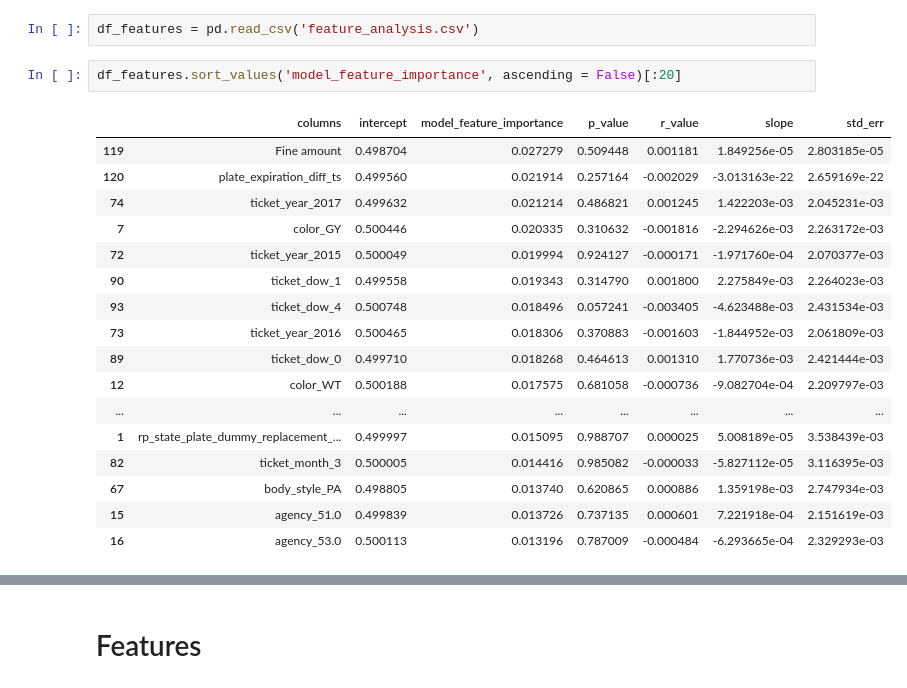
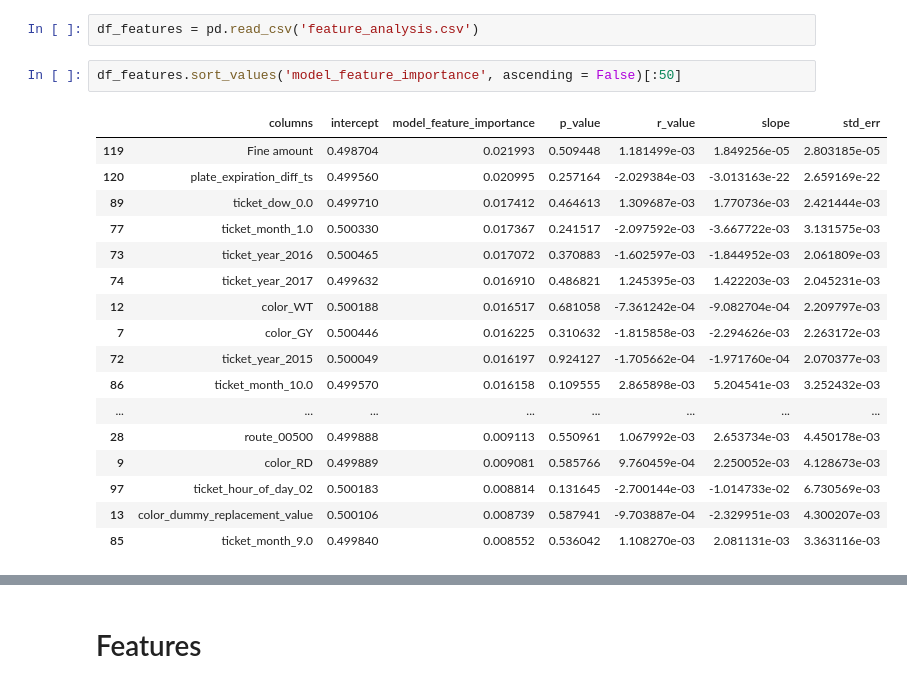
Before and after one commit to tristan00/traffic_citations, a Jupyter notebook: Assessment1.ipynb, the cells around one changed output, grey strips where cells are left out. Cells and saved outputs as stored; diff of their text form.

```diff
--- a/Assessment1.ipynb
+++ b/Assessment1.ipynb
@@ -78,25 +85,25 @@ There are problems with the latitudes and longitudes, they don't make to standar
 # %%
 df_features = pd.read_csv('feature_analysis.csv')
 # %%
-df_features.sort_values('model_feature_importance', ascending = False)[:20]
+df_features.sort_values('model_feature_importance', ascending = False)[:50]
 # %% [output]
 |  | columns | intercept | model_feature_importance | p_value | r_value | slope | std_err |
-| 119 | Fine amount | 0.498704 | 0.027279 | 0.509448 | 0.001181 | 1.849256e-05 | 2.803185e-05 |
-| 120 | plate_expiration_diff_ts | 0.499560 | 0.021914 | 0.257164 | -0.002029 | -3.013163e-22 | 2.659169e-22 |
-| 74 | ticket_year_2017 | 0.499632 | 0.021214 | 0.486821 | 0.001245 | 1.422203e-03 | 2.045231e-03 |
-| 7 | color_GY | 0.500446 | 0.020335 | 0.310632 | -0.001816 | -2.294626e-03 | 2.263172e-03 |
-| 72 | ticket_year_2015 | 0.500049 | 0.019994 | 0.924127 | -0.000171 | -1.971760e-04 | 2.070377e-03 |
-| 90 | ticket_dow_1 | 0.499558 | 0.019343 | 0.314790 | 0.001800 | 2.275849e-03 | 2.264023e-03 |
-| 93 | ticket_dow_4 | 0.500748 | 0.018496 | 0.057241 | -0.003405 | -4.623488e-03 | 2.431534e-03 |
-| 73 | ticket_year_2016 | 0.500465 | 0.018306 | 0.370883 | -0.001603 | -1.844952e-03 | 2.061809e-03 |
-| 89 | ticket_dow_0 | 0.499710 | 0.018268 | 0.464613 | 0.001310 | 1.770736e-03 | 2.421444e-03 |
-| 12 | color_WT | 0.500188 | 0.017575 | 0.681058 | -0.000736 | -9.082704e-04 | 2.209797e-03 |
+| 119 | Fine amount | 0.498704 | 0.021993 | 0.509448 | 1.181499e-03 | 1.849256e-05 | 2.803185e-05 |
+| 120 | plate_expiration_diff_ts | 0.499560 | 0.020995 | 0.257164 | -2.029384e-03 | -3.013163e-22 | 2.659169e-22 |
+| 89 | ticket_dow_0.0 | 0.499710 | 0.017412 | 0.464613 | 1.309687e-03 | 1.770736e-03 | 2.421444e-03 |
+| 77 | ticket_month_1.0 | 0.500330 | 0.017367 | 0.241517 | -2.097592e-03 | -3.667722e-03 | 3.131575e-03 |
+| 73 | ticket_year_2016 | 0.500465 | 0.017072 | 0.370883 | -1.602597e-03 | -1.844952e-03 | 2.061809e-03 |
+| 74 | ticket_year_2017 | 0.499632 | 0.016910 | 0.486821 | 1.245395e-03 | 1.422203e-03 | 2.045231e-03 |
+| 12 | color_WT | 0.500188 | 0.016517 | 0.681058 | -7.361242e-04 | -9.082704e-04 | 2.209797e-03 |
+| 7 | color_GY | 0.500446 | 0.016225 | 0.310632 | -1.815858e-03 | -2.294626e-03 | 2.263172e-03 |
+| 72 | ticket_year_2015 | 0.500049 | 0.016197 | 0.924127 | -1.705662e-04 | -1.971760e-04 | 2.070377e-03 |
+| 86 | ticket_month_10.0 | 0.499570 | 0.016158 | 0.109555 | 2.865898e-03 | 5.204541e-03 | 3.252432e-03 |
 | ... | ... | ... | ... | ... | ... | ... | ... |
-| 1 | rp_state_plate_dummy_replacement_... | 0.499997 | 0.015095 | 0.988707 | 0.000025 | 5.008189e-05 | 3.538439e-03 |
-| 82 | ticket_month_3 | 0.500005 | 0.014416 | 0.985082 | -0.000033 | -5.827112e-05 | 3.116395e-03 |
-| 67 | body_style_PA | 0.498805 | 0.013740 | 0.620865 | 0.000886 | 1.359198e-03 | 2.747934e-03 |
-| 15 | agency_51.0 | 0.499839 | 0.013726 | 0.737135 | 0.000601 | 7.221918e-04 | 2.151619e-03 |
-| 16 | agency_53.0 | 0.500113 | 0.013196 | 0.787009 | -0.000484 | -6.293665e-04 | 2.329293e-03 |
+| 28 | route_00500 | 0.499888 | 0.009113 | 0.550961 | 1.067992e-03 | 2.653734e-03 | 4.450178e-03 |
+| 9 | color_RD | 0.499889 | 0.009081 | 0.585766 | 9.760459e-04 | 2.250052e-03 | 4.128673e-03 |
+| 97 | ticket_hour_of_day_02 | 0.500183 | 0.008814 | 0.131645 | -2.700144e-03 | -1.014733e-02 | 6.730569e-03 |
+| 13 | color_dummy_replacement_value | 0.500106 | 0.008739 | 0.587941 | -9.703887e-04 | -2.329951e-03 | 4.300207e-03 |
+| 85 | ticket_month_9.0 | 0.499840 | 0.008552 | 0.536042 | 1.108270e-03 | 2.081131e-03 | 3.363116e-03 |
 # %%
 df_labels = pd.read_csv('label_analysis.csv')
 df_labels = df_labels[df_labels['Make'].isin(top_25_makes)]
```
Also changed, not shown: parts of 15 cells of this notebook, 3 other files.
